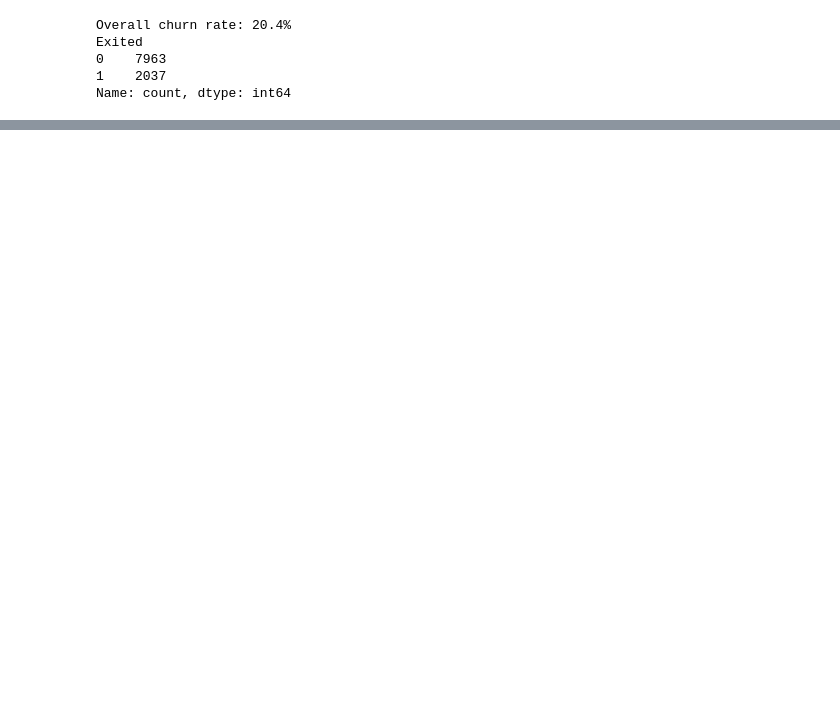
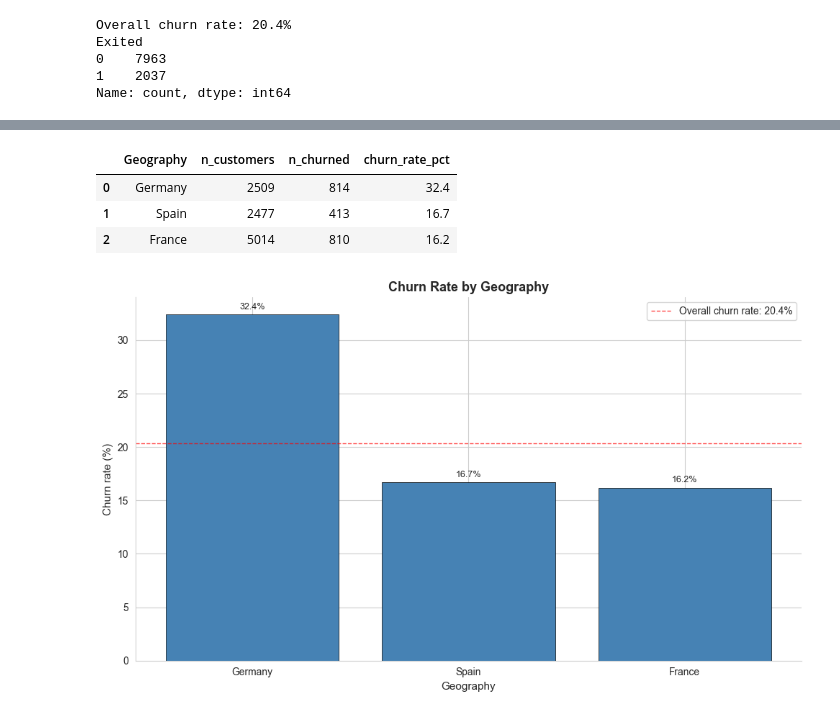
Before and after one commit to szymon-pasieka/bank-churn-analysis, a Jupyter notebook: 01_exploration.ipynb, the cells around one changed output, grey strips where cells are left out. Saved outputs shown, nothing was run; the diff lists cells and outputs as text; code cells hidden in the pictures; blank space fills up the shorter version.

Commit message:
Add SQL segmentation: churn by geography and age

```diff
--- a/01_exploration.ipynb
+++ b/01_exploration.ipynb
@@ -84,0 +109,44 @@ Name: count, dtype: int64
+# %%
+query = """
+SELECT
+    Geography,
+    COUNT(*)                     AS n_customers,
+    SUM(Exited)                  AS n_churned,
+    ROUND(AVG(Exited) * 100, 1)  AS churn_rate_pct
+FROM customers
+GROUP BY Geography
+ORDER BY churn_rate_pct DESC
+"""
+geo_churn = pd.read_sql_query(query, conn)
+geo_churn
+# %% [output]
+|  | Geography | n_customers | n_churned | churn_rate_pct |
+| 0 | Germany | 2509 | 814 | 32.4 |
+| 1 | Spain | 2477 | 413 | 16.7 |
+| 2 | France | 5014 | 810 | 16.2 |
+# %%
+baseline = df['Exited'].mean() * 100
+
+fig, ax = plt.subplots()
+bars = ax.bar(geo_churn['Geography'], geo_churn['churn_rate_pct'],
+              color='steelblue', edgecolor='black', linewidth=0.5)
+
+ax.axhline(baseline, color='red', linestyle='--', linewidth=1, alpha=0.7,
+           label=f'Overall churn rate: {baseline:.1f}%')
+
+ax.set_xlabel('Geography', fontsize=11)
+ax.set_ylabel('Churn rate (%)', fontsize=11)
+ax.set_title('Churn Rate by Geography', fontsize=13, fontweight='bold')
+
+for bar in bars:
+    height = bar.get_height()
+    ax.text(bar.get_x() + bar.get_width()/2, height + 0.3,
+            f'{height:.1f}%', ha='center', va='bottom', fontsize=9)
+
+ax.spines['top'].set_visible(False)
+ax.spines['right'].set_visible(False)
+ax.legend()
+plt.tight_layout()
+plt.show()
+# %% [output]
+[figure, added]
```
Also changed, not shown: parts of 8 cells of this notebook.
